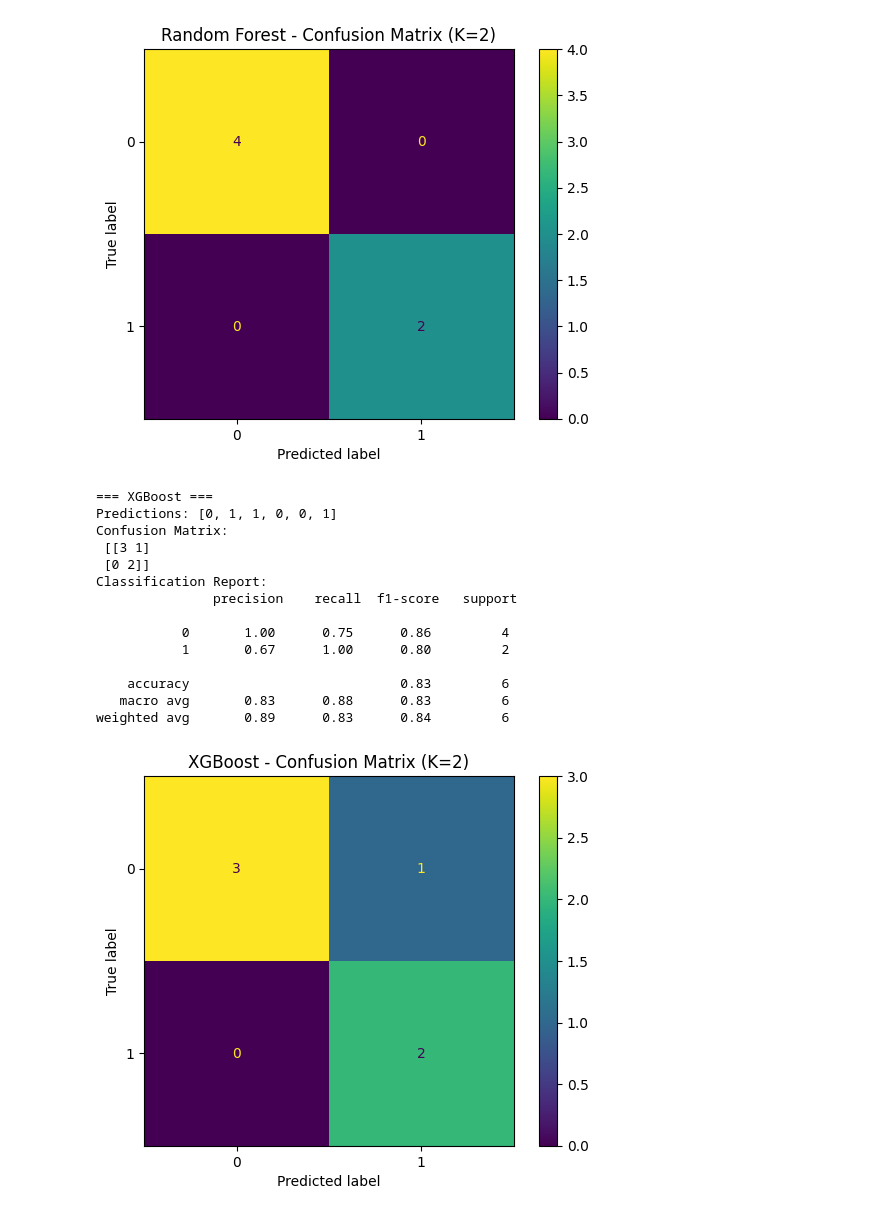
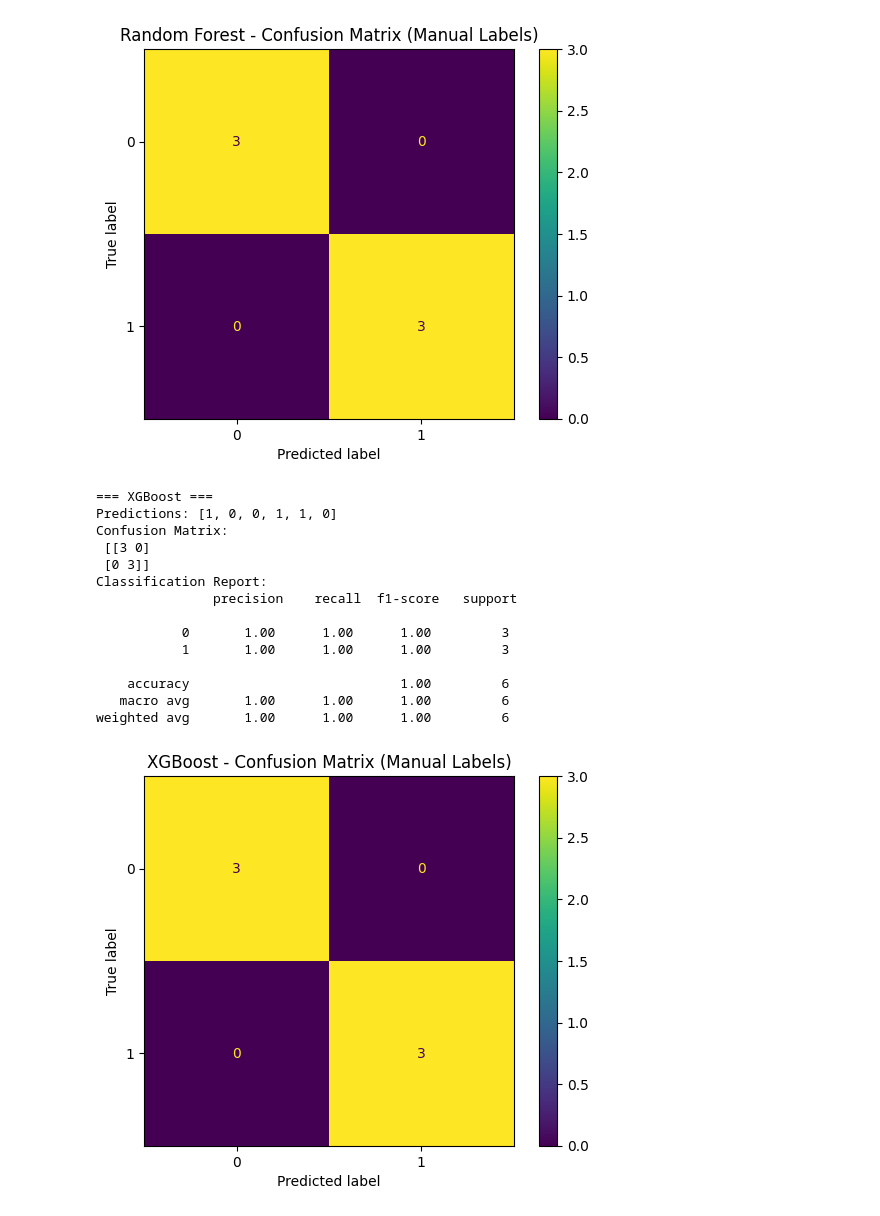
Before and after one commit to Tawhid7407/Towhidul-Islam_2212172042_CSE445, a Jupyter notebook: Mini Project 2/test2.ipynb, the cells around one changed output. Drawn from its saved outputs; the diff is of its cells as text; code cells hidden in the pictures.

```diff
--- a/Mini Project 2/test2.ipynb
+++ b/Mini Project 2/test2.ipynb
@@ -1,5 +1,4 @@
 # %%
-
 
 # Step 0: Import libraries
 import pandas as pd
@@ -12,20 +11,28 @@ from sklearn.metrics import confusion_matrix, ConfusionMatrixDisplay, classifica
 from sklearn.cluster import KMeans
 import matplotlib.pyplot as plt
 
-# Step 1: Load data (without manual labels)
+# Step 1: Load data
 data = {
     'trial': range(1,21),
     'accuracy_percent': [98,95,92,85,88,76,81,90,94,100,67,73,89,96,82,78,91,86,99,84],
-    'reaction_time_s':[0.92,1.05,1.2,1.75,1.4,2.1,1.95,1.3,1.1,0.85,2.45,2,1.6,0.98,1.85,2.05,1.25,1.55,0.88,1.7]
+    'reaction_time_s':[0.92,1.05,1.2,1.75,1.4,2.1,1.95,1.3,1.1,0.85,
+                       2.45,2,1.6,0.98,1.85,2.05,1.25,1.55,0.88,1.7]
 }
 df = pd.DataFrame(data)
 
-# Step 2: Standardize features
+# Step 2a: Add Manual Label (Protect-2 Rule)
+# Rule: accuracy >= 90 AND reaction_time <= 1.2 => Good (1), else Bad (0)
+df["manual_label"] = df.apply(
+    lambda row: 1 if (row["accuracy_percent"] >= 90 and row["reaction_time_s"] <= 1.2) else 0,
+    axis=1
+)
+
+# Step 2b: Standardize features
 X = df[['accuracy_percent','reaction_time_s']]
 scaler = StandardScaler()
 X_scaled = scaler.fit_transform(X)
 
-# Step 3: KMeans clustering (K=2)
+# Step 3: KMeans clustering (Protect-1)
 kmeans = KMeans(n_clusters=2, random_state=42, n_init=10)
 df['cluster_label'] = kmeans.fit_predict(X_scaled)
 
@@ -37,8 +44,8 @@ else:
     mapping = {0:1, 1:0}
 df['cluster_label'] = df['cluster_label'].map(mapping)
 
-# Step 4: Train/Test split
-X_train, X_test, y_train, y_test = train_test_split(X_scaled, df['cluster_label'],
+# Step 4: Train/Test split (using MANUAL LABEL for supervised learning Protect-2)
+X_train, X_test, y_train, y_test = train_test_split(X_scaled, df['manual_label'],
                                                     test_size=0.3, random_state=42)
 
 # Step 5a: Neural Network
@@ -68,23 +75,23 @@ for name, (y_true, y_pred) in models.items():
     # Text output
     print("Predictions:", y_pred.tolist())
     print("Confusion Matrix:\n", confusion_matrix(y_true, y_pred))
-    print("Classification Report:\n", classification_report(y_true, y_pred))
+    print("Classification Report:\n", classification_report(y_true, y_pred, zero_division=0))
 
     # Plot confusion matrix
     disp = ConfusionMatrixDisplay(confusion_matrix(y_true, y_pred))
     disp.plot(cmap='viridis')
-    plt.title(f"{name} - Confusion Matrix (K=2)")
+    plt.title(f"{name} - Confusion Matrix (Manual Labels)")
     plt.show()
 
-# Step 7: Show final dataset with labels
-print("\nFinal Dataset with Cluster Labels (K=2):\n", df)
+# Step 7: Show final dataset with both labels
+print("\nFinal Dataset with Manual + Cluster Labels:\n", df)
 
-# Step 8: Calculate Statistical Features per Cluster
-stats = df.groupby('cluster_label').agg({
+# Step 8: Calculate Statistical Features (per MANUAL Label)
+stats = df.groupby('manual_label').agg({
     'accuracy_percent': ['mean','median','std','min','max'],
     'reaction_time_s': ['mean','median','std','min','max']
 }).reset_index()
 
-print("\n=== Statistical Features per Cluster ===\n", stats)
+print("\n=== Statistical Features per Manual Label ===\n", stats)
 # %% [output]
 === Neural Network ===
@@ -115,20 +122,20 @@ Classification Report:
 
     accuracy                           1.00         6
    macro avg       1.00      1.00      1.00         6
 weighted avg       1.00      1.00      1.00         6
-[figure, old version]
+[figure, new version]
 === XGBoost ===
-Predictions: [0, 1, 1, 0, 0, 1]
+Predictions: [1, 0, 0, 1, 1, 0]
 Confusion Matrix:
- [[3 1]
- [0 2]]
+ [[3 0]
+ [0 3]]
 Classification Report:
                precision    recall  f1-score   support
 
-           0       1.00      0.75      0.86         4
-           1       0.67      1.00      0.80         2
+           0       1.00      1.00      1.00         3
+           1       1.00      1.00      1.00         3
 
-    accuracy                           0.83         6
-   macro avg       0.83      0.88      0.83         6
-weighted avg       0.89      0.83      0.84         6
+    accuracy                           1.00         6
+   macro avg       1.00      1.00      1.00         6
+weighted avg       1.00      1.00      1.00         6
-[figure, old version]
+[figure, new version]
```
Also changed, not shown: parts of 1 cell of this notebook.
